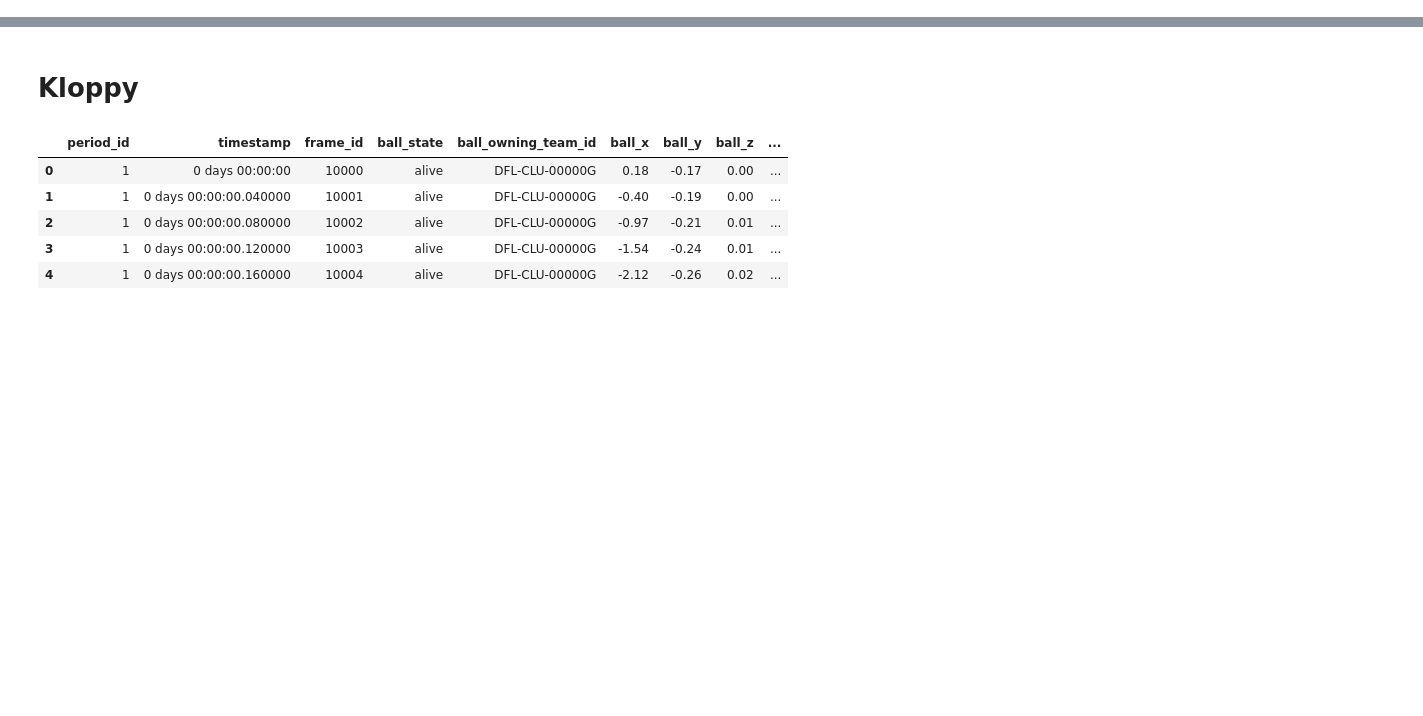
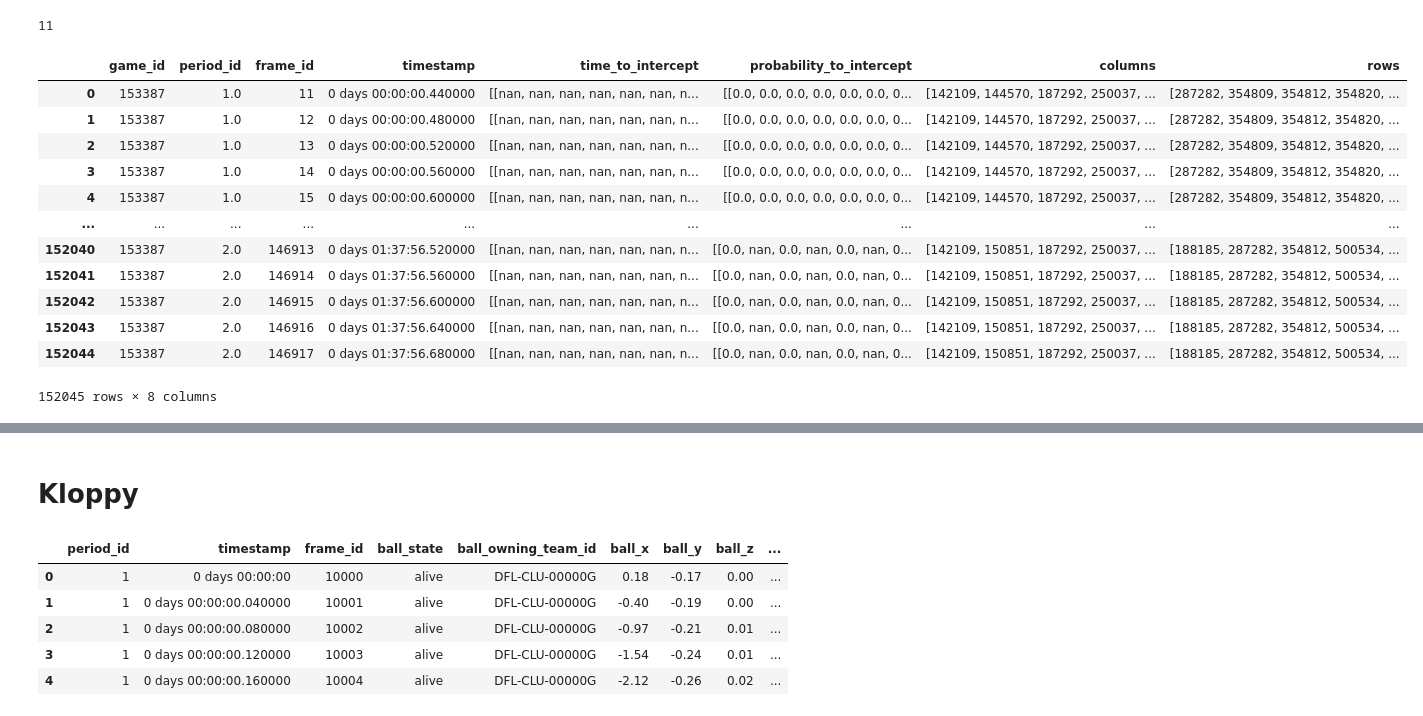
Before and after one commit to leemingo/express-v2, a Jupyter notebook: notebooks/1-kloppy-summary.ipynb, the cells around one changed output, grey strips where cells are left out. Cells and saved outputs as stored; diff of their text form; code cells hidden in the pictures; blank space fills up the shorter version.

```diff
--- a/notebooks/1-kloppy-summary.ipynb
+++ b/notebooks/1-kloppy-summary.ipynb
@@ -1,9 +0,0 @@
-# %%
-# match_id ='153390'
-match_id = match_id_list[1]
-with open(f"/data/MHL/bepro/processed/{match_id}/{match_id}_processed_dict.pkl", "rb") as f:
-    match_dict = pickle.load(f)
-
-tracking_df = match_dict['tracking_df']
-
-tracking_df['vz'].value_counts()
@@ -13,8 +1,15 @@ Name: vz, dtype: int64
 # %%
 import pickle
+import pandas as pd
 import os
 data_path  = "/data/MHL/bepro/processed"
 match_id_list = os.listdir(data_path)
-match_id = match_id_list[0]
-with open(f"{data_path}/{match_id}/{match_id}_processed_dict.pkl", "rb") as f:
-    match_dict = pickle.load(f)
+
+for match_id in match_id_list:
+    with open(f"{data_path}/{match_id}/{match_id}_processed_dict.pkl", "rb") as f:
+        match_dict = pickle.load(f)
+    with open(f"{data_path}/{match_id}/{match_id}_pressing_intensity.pkl", "rb") as f:
+        pressing_df = pickle.load(f)
+
+    if pressing_df[pressing_df['time_to_intercept'].map(lambda x: sum([pd.isna(y).sum() for y in x])) != 0].shape[0] != 0:
+        print(match_id)
@@ -152,0 +25,21 @@ if self._speed_threshold:
+# %%
+pd.isna(pressing_df['time_to_intercept'].iloc[0][0]).sum()
+# %% [output]
+11
+# %%
+import pandas as pd
+pressing_df[pressing_df['time_to_intercept'].map(lambda x: sum([pd.isna(y).sum() for y in x])) != 0]
+# %% [output]
+|  | game_id | period_id | frame_id | timestamp | time_to_intercept | probability_to_intercept | columns | rows |
+| 0 | 153387 | 1.0 | 11 | 0 days 00:00:00.440000 | [[nan, nan, nan, nan, nan, nan, n... | [[0.0, 0.0, 0.0, 0.0, 0.0, 0.0, 0... | [142109, 144570, 187292, 250037, ... | [287282, 354809, 354812, 354820, ... |
+| 1 | 153387 | 1.0 | 12 | 0 days 00:00:00.480000 | [[nan, nan, nan, nan, nan, nan, n... | [[0.0, 0.0, 0.0, 0.0, 0.0, 0.0, 0... | [142109, 144570, 187292, 250037, ... | [287282, 354809, 354812, 354820, ... |
+| 2 | 153387 | 1.0 | 13 | 0 days 00:00:00.520000 | [[nan, nan, nan, nan, nan, nan, n... | [[0.0, 0.0, 0.0, 0.0, 0.0, 0.0, 0... | [142109, 144570, 187292, 250037, ... | [287282, 354809, 354812, 354820, ... |
+| 3 | 153387 | 1.0 | 14 | 0 days 00:00:00.560000 | [[nan, nan, nan, nan, nan, nan, n... | [[0.0, 0.0, 0.0, 0.0, 0.0, 0.0, 0... | [142109, 144570, 187292, 250037, ... | [287282, 354809, 354812, 354820, ... |
+| 4 | 153387 | 1.0 | 15 | 0 days 00:00:00.600000 | [[nan, nan, nan, nan, nan, nan, n... | [[0.0, 0.0, 0.0, 0.0, 0.0, 0.0, 0... | [142109, 144570, 187292, 250037, ... | [287282, 354809, 354812, 354820, ... |
+| ... | ... | ... | ... | ... | ... | ... | ... | ... |
+| 152040 | 153387 | 2.0 | 146913 | 0 days 01:37:56.520000 | [[nan, nan, nan, nan, nan, nan, n... | [[0.0, nan, 0.0, nan, 0.0, nan, 0... | [142109, 150851, 187292, 250037, ... | [188185, 287282, 354812, 500534, ... |
+| 152041 | 153387 | 2.0 | 146914 | 0 days 01:37:56.560000 | [[nan, nan, nan, nan, nan, nan, n... | [[0.0, nan, 0.0, nan, 0.0, nan, 0... | [142109, 150851, 187292, 250037, ... | [188185, 287282, 354812, 500534, ... |
+| 152042 | 153387 | 2.0 | 146915 | 0 days 01:37:56.600000 | [[nan, nan, nan, nan, nan, nan, n... | [[0.0, nan, 0.0, nan, 0.0, nan, 0... | [142109, 150851, 187292, 250037, ... | [188185, 287282, 354812, 500534, ... |
+| 152043 | 153387 | 2.0 | 146916 | 0 days 01:37:56.640000 | [[nan, nan, nan, nan, nan, nan, n... | [[0.0, nan, 0.0, nan, 0.0, nan, 0... | [142109, 150851, 187292, 250037, ... | [188185, 287282, 354812, 500534, ... |
+| 152044 | 153387 | 2.0 | 146917 | 0 days 01:37:56.680000 | [[nan, nan, nan, nan, nan, nan, n... | [[0.0, nan, 0.0, nan, 0.0, nan, 0... | [142109, 150851, 187292, 250037, ... | [188185, 287282, 354812, 500534, ... |
+152045 rows × 8 columns
```
Also changed, not shown: parts of 14 cells of this notebook, 11 other files.
